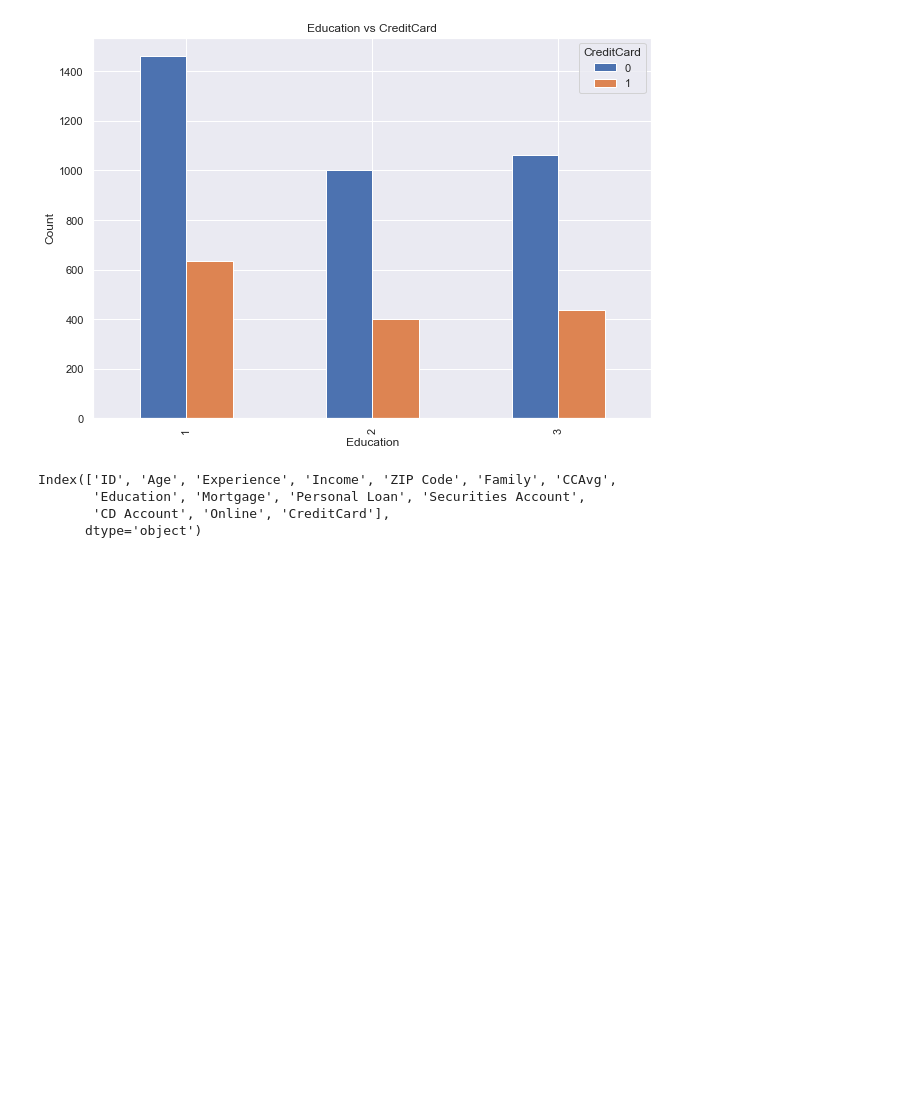
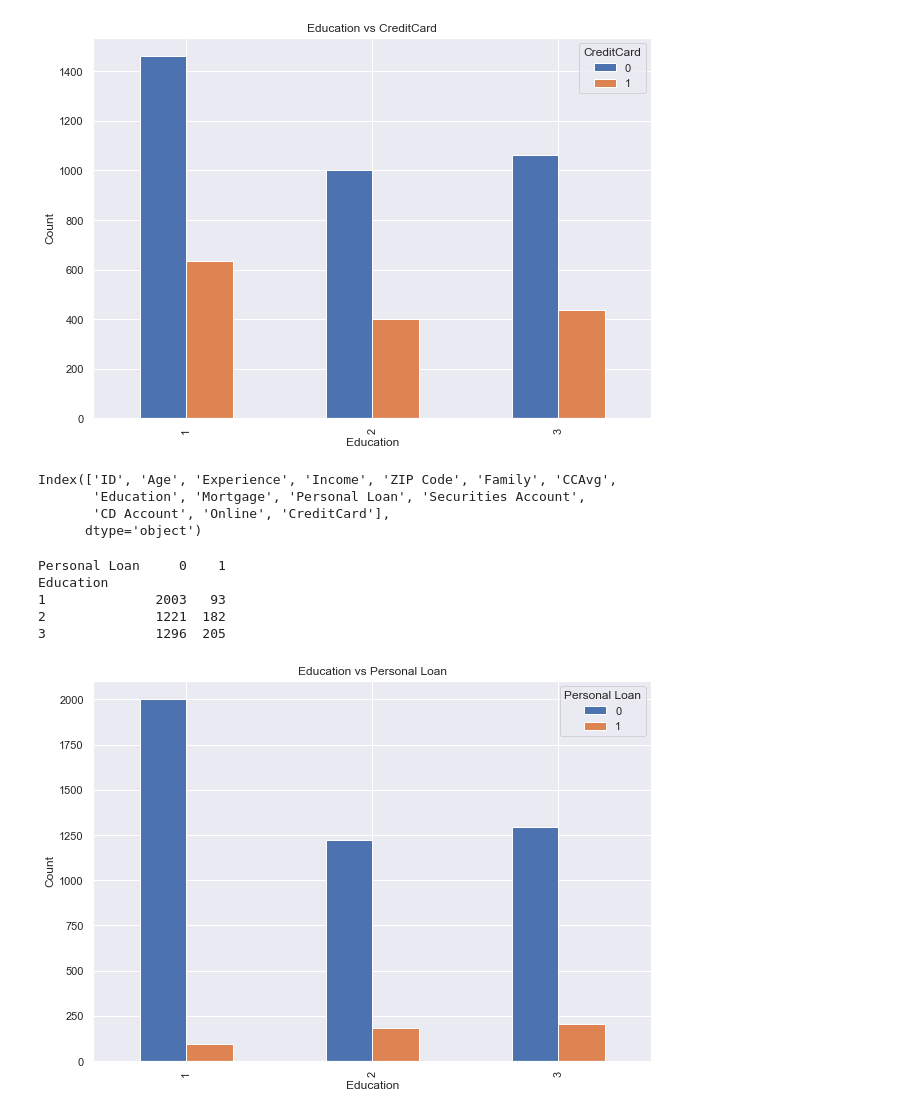
Before and after one commit to selineyang/MachineLearning, a Jupyter notebook: Case Studies/Bank Customer Analysis.ipynb, the cells around one changed output. Cells and saved outputs as stored; diff of their text form; code cells hidden in the pictures; blank space fills up the shorter version.

```diff
--- a/Case Studies/Bank Customer Analysis.ipynb
+++ b/Case Studies/Bank Customer Analysis.ipynb
@@ -131,3 +151,19 @@ Index(['ID', 'Age', 'Experience', 'Income', 'ZIP Code', 'Family', 'CCAvg',
        'Education', 'Mortgage', 'Personal Loan', 'Securities Account',
        'CD Account', 'Online', 'CreditCard'],
       dtype='object')
+# %%
+data_crosstab2=pd.crosstab(data['Education'], data['Personal Loan'], margins=False)
+print(data_crosstab2)
+# %% [output]
+Personal Loan     0    1
+Education
+1              2003   93
+2              1221  182
+3              1296  205
+# %%
+data_crosstab2.plot.bar()
+plt.title('Education vs Personal Loan')
+plt.ylabel('Count')
+plt.show()
+# %% [output]
+[figure, added]
```
Also changed, not shown: parts of 4 cells of this notebook, 6 other files.
